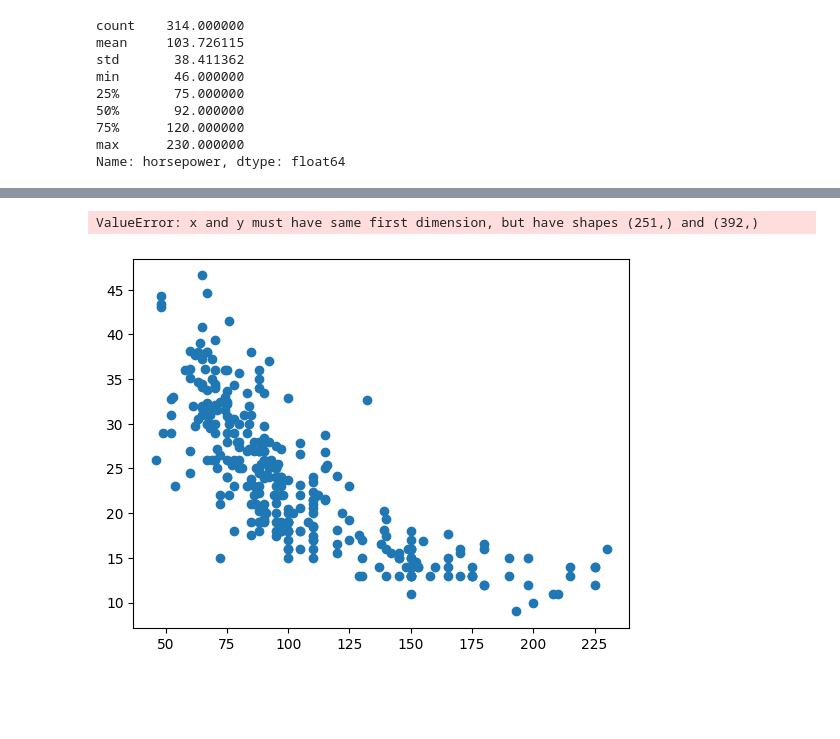
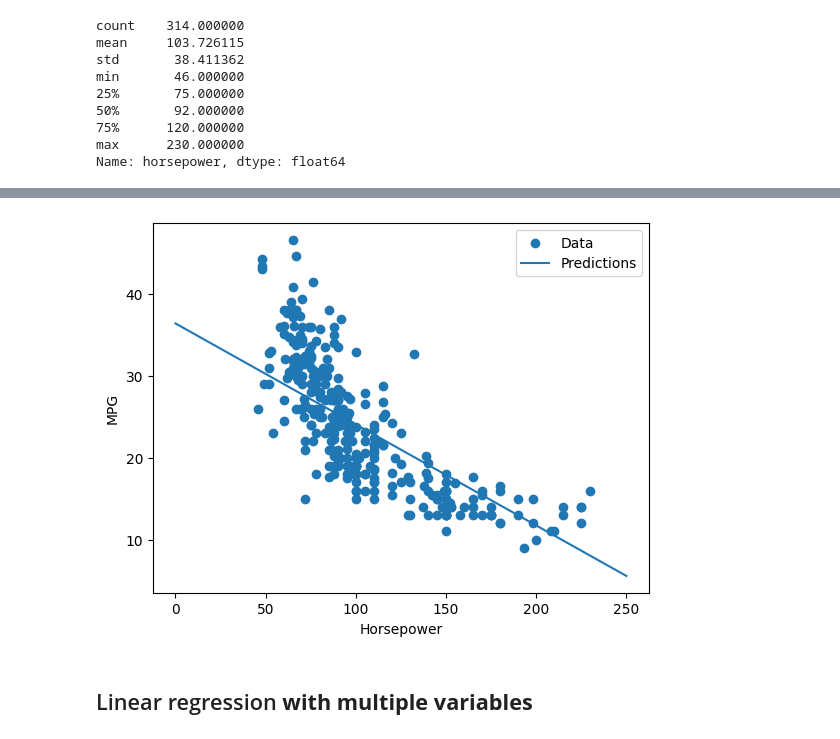
Before and after one commit to mohamedyosef101/learning_area, a Jupyter notebook: TensorFlow/01-Regression.ipynb, the cells around one changed output, grey strips where cells are left out. Cells and saved outputs as stored; diff of their text form; code cells hidden in the pictures; blank space fills up the shorter version.

Commit message:
Regression with TF

```diff
--- a/TensorFlow/01-Regression.ipynb
+++ b/TensorFlow/01-Regression.ipynb
@@ -270,13 +270,11 @@ y_hat = horsepower_model.predict(x)
 # %%
-
-def plot_horsepower(x, y):
-  plt.scatter(X_train['horsepower'], y_train, label='Data')
-  plt.plot(x, y, label='Predictions')
-  plt.xlabel('Horsepower')
-  plt.ylabel('MPG')
-  plt.legend()
-
-plot_horsepower(x, y)
+plt.scatter(X_train['horsepower'], y_train, label='Data')
+plt.plot(x, y_hat, label='Predictions')
+plt.xlabel('Horsepower')
+plt.ylabel('MPG')
+plt.legend()
+plt.show()
 # %% [output]
-ValueError: x and y must have same first dimension, but have shapes (251,) and (392,)
-[figure, old version]
+[figure, new version]
+# %% [markdown]
+## Linear regression **with multiple variables**
```
Also changed, not shown: parts of 21 cells of this notebook.
